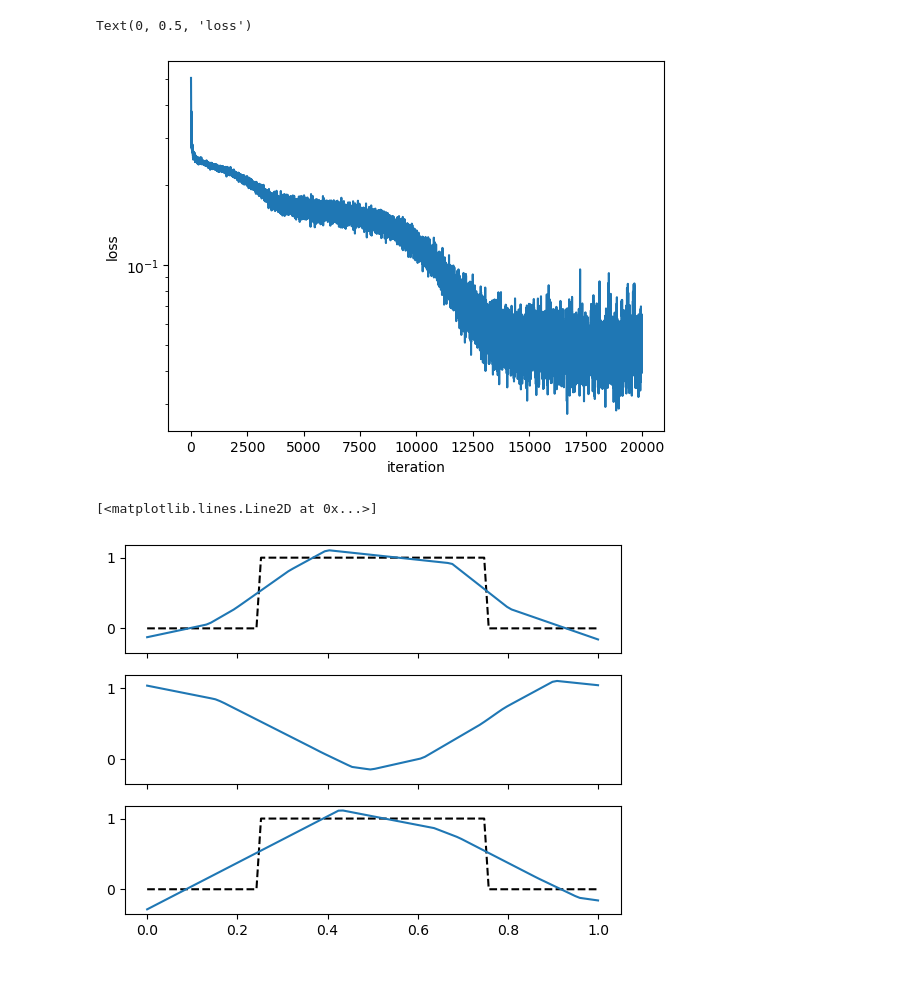
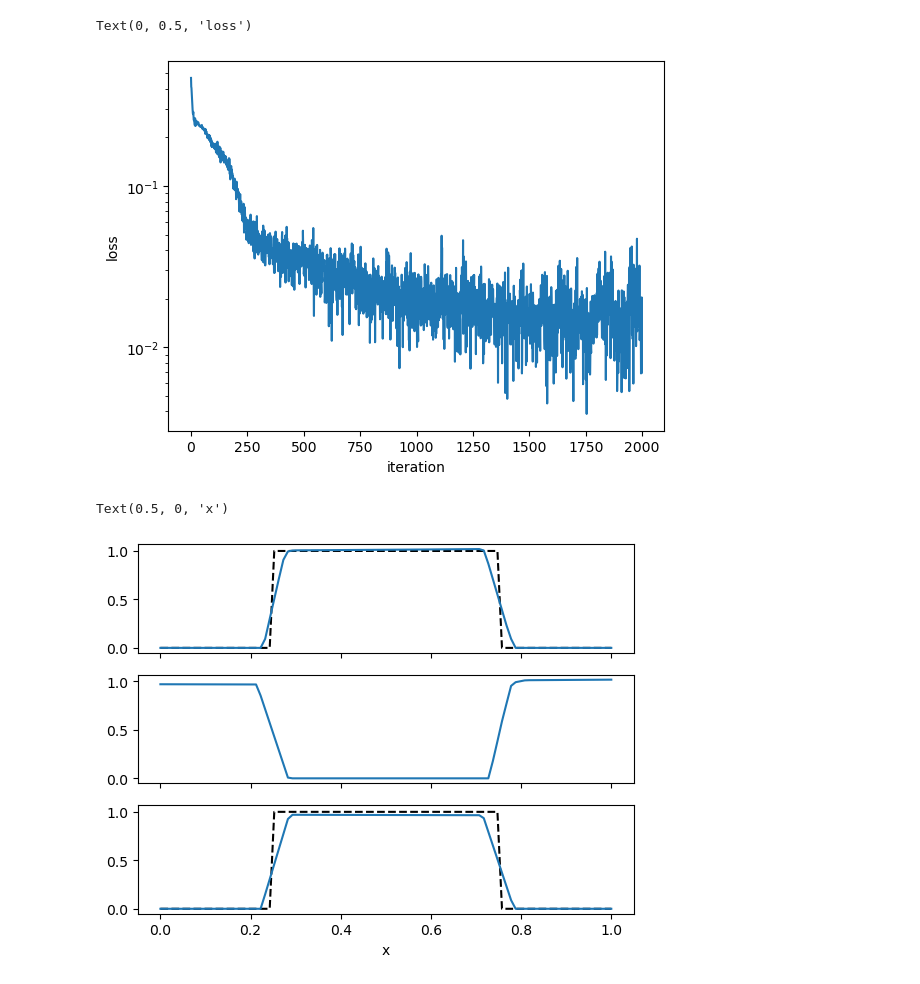
Before and after one commit to jpalafou/jpdenet, a Jupyter notebook: advection.ipynb, the cells around one changed output. Drawn from its saved outputs; the diff is of its cells as text; code cells hidden in the pictures.

```diff
--- a/advection.ipynb
+++ b/advection.ipynb
@@ -15,13 +19,16 @@ PRNGKEY = random.PRNGKey(1)
 ndims = 1
 # %%
-params = init_mlp_params(PRNGKEY, (ndims + 1, 20, 20, 1))
-batch_mlp_forward = jit(vmap(mlp_forward, in_axes=(None, 0)))
+# define model
+model = MLP(PRNGKEY, (ndims + 1, 20, 20, 1))
 # %%
-def residual_loss(params, xb):
+# define loss function
+
+
+def residual_loss(model, xb):
     """
     1D scalar advection equation
     """
-    grads = egrad(batch_mlp_forward)(params, xb)
+    grads = egrad(vmap(model, in_axes=0))(xb)
     dudt = grads[:, 1]
     dudx = grads[:, 0]
     return MSE(dudt + dudx)
@@ -34,11 +41,11 @@ def u0(x):
     return jnp.where(x < 0.25, 0.0, jnp.where(x > 0.75, 0.0, 1.0))
 
 
-def loss(params, xb):
+def loss(model, xb):
     """
-    lossfcn
+    combines all three losses
     """
-    out = residual_loss(params, xb)
-    out += ic_loss(u0, batch_mlp_forward, params, xb)
-    out += bc_loss(batch_mlp_forward, params, xb)
+    out = residual_loss(model, xb)
+    out += ic_loss(u0, model, xb)
+    out += bc_loss(model, xb, mode="periodic")
     return out
@@ -45,8 +95,10 @@ def loss(params, xb):
 # %%
+# set hyperparameters
+n_epochs = 20
+n_batches = 100
+print_every = 1
+optim = optax.adam(1e-2)
+
+# generate data
 n_data = 10000
-n_epochs = 200
-n_batches = 100
-lr = 1e-2
-print_every = 10
-
 x_train = random.uniform(PRNGKEY, (n_data, ndims + 1))
@@ -83,0 +105,10 @@ epoch 200, loss 0.05334842950105667
+# %%
+model, loss_values = train(
+    key=PRNGKEY,
+    model=model,
+    optim=optim,
+    x_train=x_train,
+    n_epochs=n_epochs,
+    n_batches=n_batches,
+    print_every=print_every,
+)
@@ -84,31 +136,32 @@ epoch 200, loss 0.05334842950105667
 # %%
-plt.plot(loss_vals)
+plt.plot(loss_values)
 plt.yscale("log")
 plt.xlabel("iteration")
 plt.ylabel("loss")
 # %% [output]
 Text(0, 0.5, 'loss')
-[figure, old version]
+[figure, new version]
 # %%
 fix, axs = plt.subplots(3, sharex=True, sharey=True)
 
+# plotting mesh
 N = 100
-
 x = np.linspace(0, 1, N)
 
 
-def model(x, t: float = 0.0, N: int = 100):
+def model_viewer(model, x, t: float = 0.0, N: int = 100):
     X = np.empty((N, 2))
     X[:, 0] = x
     X[:, 1] = t
-    return batch_mlp_forward(params, X)
+    return vmap(model, in_axes=0)(X)
 
 
 axs[0].plot(x, u0(x), color="k", linestyle="--")
-axs[0].plot(x, model(x, 0))
-axs[1].plot(x, model(x, 0.5))
+axs[0].plot(x, model_viewer(model, x, t=0.0, N=N))
+axs[1].plot(x, model_viewer(model, x, t=0.5, N=N))
 axs[2].plot(x, u0(x), color="k", linestyle="--")
-axs[2].plot(x, model(x, 1.0))
+axs[2].plot(x, model_viewer(model, x, t=1.0, N=N))
+axs[2].set_xlabel("x")
 # %% [output]
-[<matplotlib.lines.Line2D at 0x...>]
+Text(0.5, 0, 'x')
-[figure, old version]
+[figure, new version]
```
Also changed, not shown: parts of 4 cells of this notebook, 6 other files.
